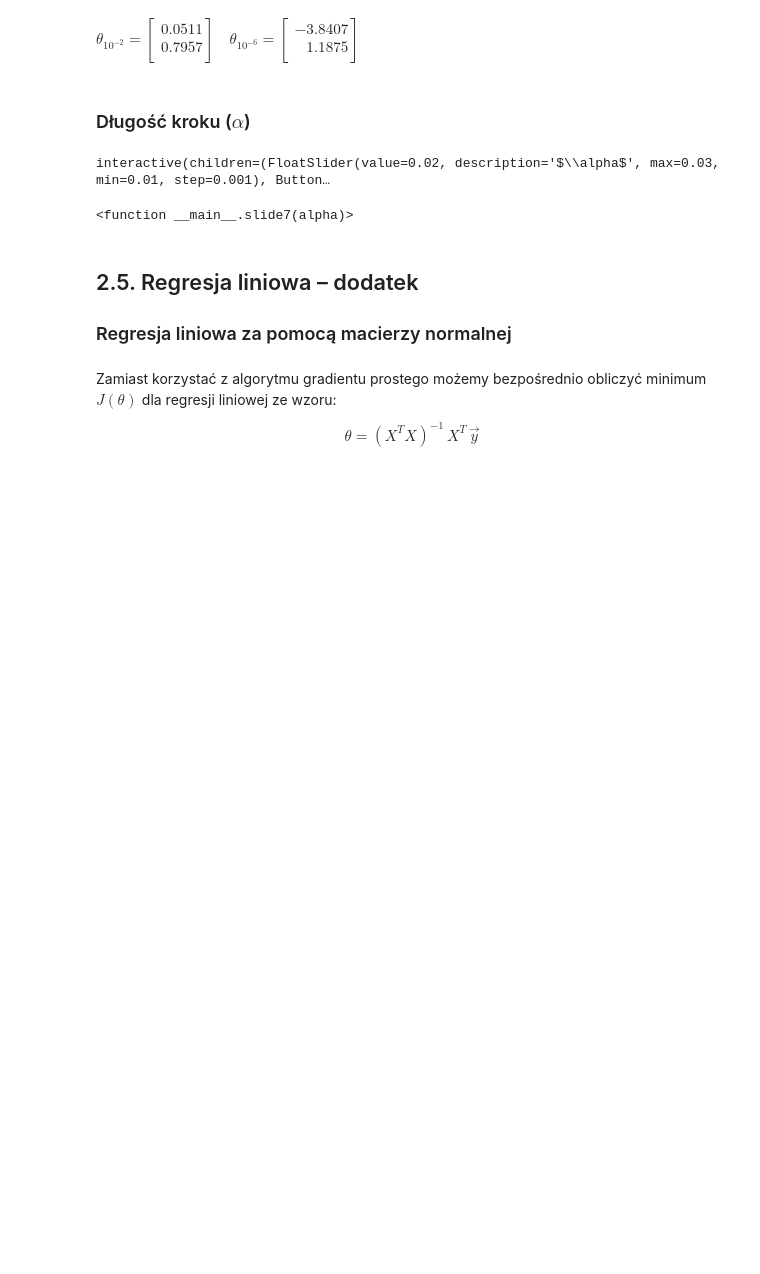
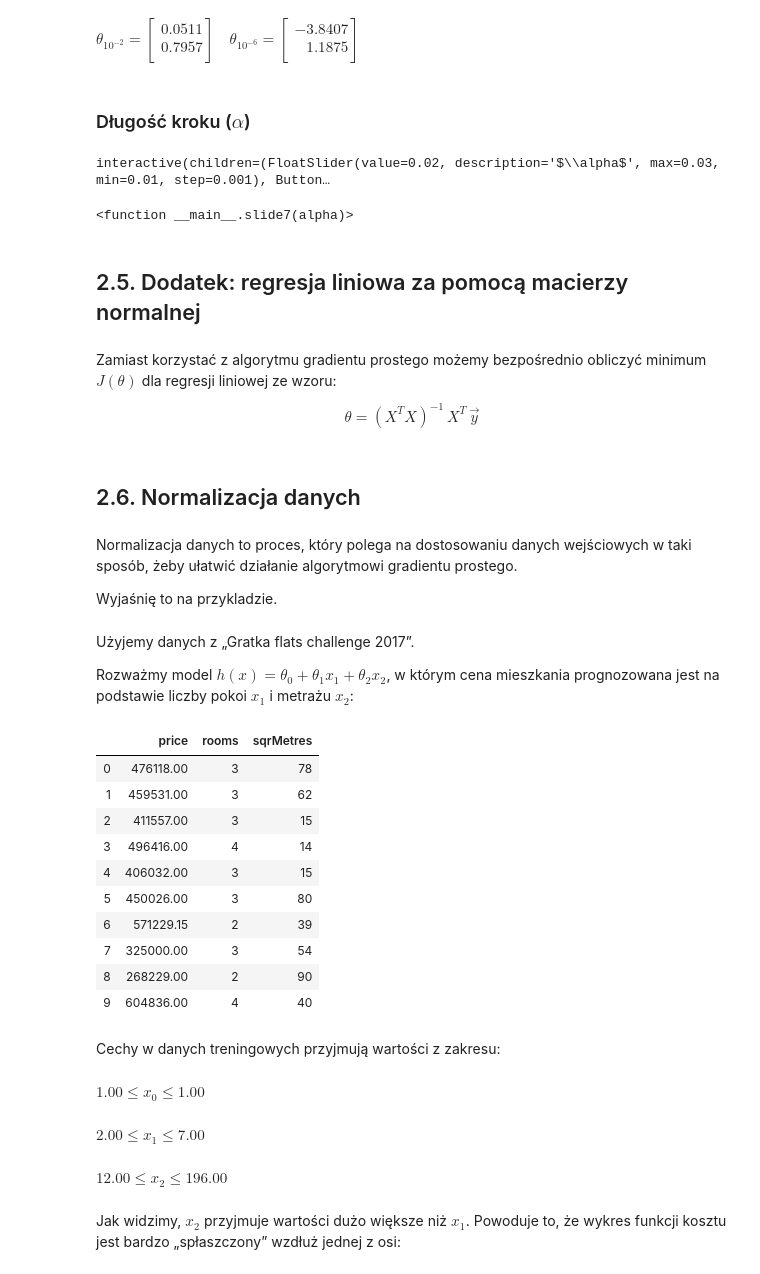
Before and after one commit to SzamanFL/umz20, a Jupyter notebook: wyk/2002_Regresja_liniowa.ipynb, the cells around one changed output. Saved outputs shown, nothing was run; the diff lists cells and outputs as text; code cells hidden in the pictures; blank space fills up the shorter version.

```diff
--- a/wyk/2002_Regresja_liniowa.ipynb
+++ b/wyk/2002_Regresja_liniowa.ipynb
@@ -669,10 +669,37 @@ widgets.interact_manual(slide7, alpha=sliderAlpha1)
 interactive(children=(FloatSlider(value=0.02, description='$\\alpha$', max=0.03, min=0.01, step=0.001), Button…
 <function __main__.slide7(alpha)>
 # %% [markdown]
-## 2.5. Regresja liniowa – dodatek
-### Regresja liniowa za pomocą macierzy normalnej
+## 2.5. Dodatek: regresja liniowa za pomocą macierzy normalnej
 # %% [markdown]
 Zamiast korzystać z algorytmu gradientu prostego
 możemy bezpośrednio obliczyć minimum $J(\theta)$ dla regresji liniowej ze wzoru:
 
 $$ \theta = \left( X^T X \right)^{-1} \, X^T \, \vec y $$
+# %% [markdown]
+## 2.6. Normalizacja danych
+# %% [markdown]
+Normalizacja danych to proces, który polega na dostosowaniu danych wejściowych w taki sposób, żeby ułatwić działanie algorytmowi gradientu prostego.
+
+Wyjaśnię to na przykladzie.
+# %% [markdown]
+Użyjemy danych z „Gratka flats challenge 2017”.
+
+Rozważmy model $h(x) = \theta_0 + \theta_1 x_1 + \theta_2 x_2$, w którym cena mieszkania prognozowana jest na podstawie liczby pokoi $x_1$ i metrażu $x_2$:
+# %%
+# Wczytanie danych przy pomocy biblioteki pandas
+import pandas
+alldata = pandas.read_csv('data_flats.tsv', header=0, sep='\t',
+                          usecols=['price', 'rooms', 'sqrMetres'])
+alldata[:10]
+# %% [output]
+|  | price | rooms | sqrMetres |
+| 0 | 476118.00 | 3 | 78 |
+| 1 | 459531.00 | 3 | 62 |
+| 2 | 411557.00 | 3 | 15 |
+| 3 | 496416.00 | 4 | 14 |
+| 4 | 406032.00 | 3 | 15 |
+| 5 | 450026.00 | 3 | 80 |
+| 6 | 571229.15 | 2 | 39 |
+| 7 | 325000.00 | 3 | 54 |
+| 8 | 268229.00 | 2 | 90 |
+| 9 | 604836.00 | 4 | 40 |
@@ -678,0 +730,11 @@ $$ \theta = \left( X^T X \right)^{-1} \, X^T \, \vec y $$
+# %% [markdown]
+Cechy w danych treningowych przyjmują wartości z zakresu:
+# %%
+show_mins_and_maxs(XMx2)
+# %% [output]
+$\displaystyle 1.00 \leq x_0 \leq 1.00$
+$\displaystyle 2.00 \leq x_1 \leq 7.00$
+$\displaystyle 12.00 \leq x_2 \leq 196.00$
+# %% [markdown]
+Jak widzimy, $x_2$ przyjmuje wartości dużo większe niż $x_1$.
+Powoduje to, że wykres funkcji kosztu jest bardzo „spłaszczony” wzdłuż jednej z osi:
```
Also changed, not shown: parts of 16 cells of this notebook.
